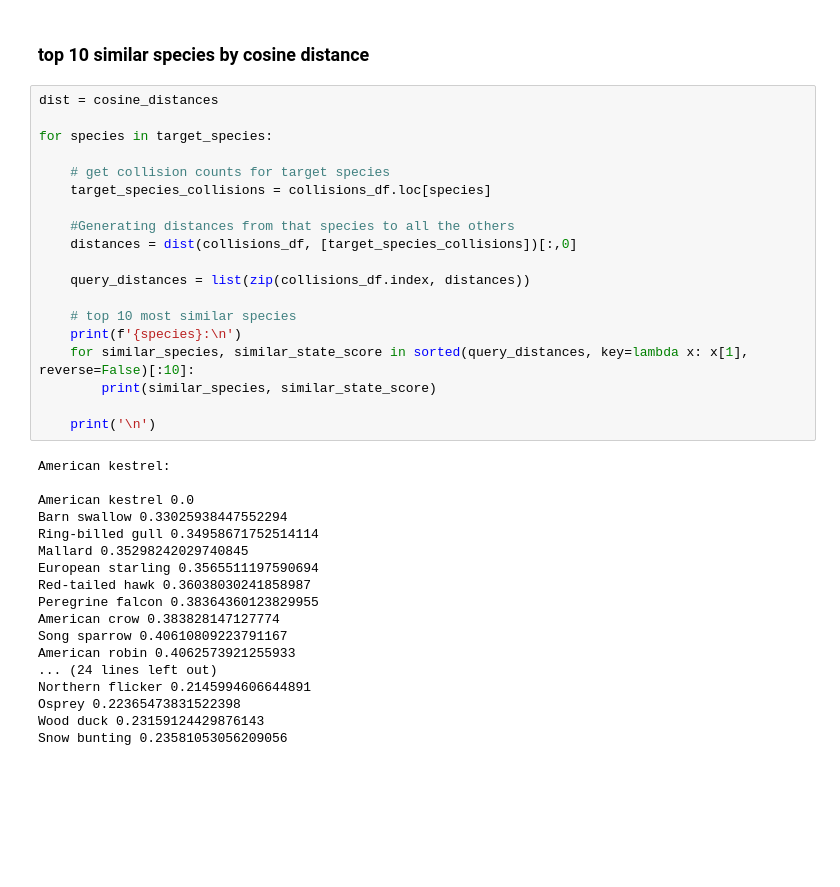
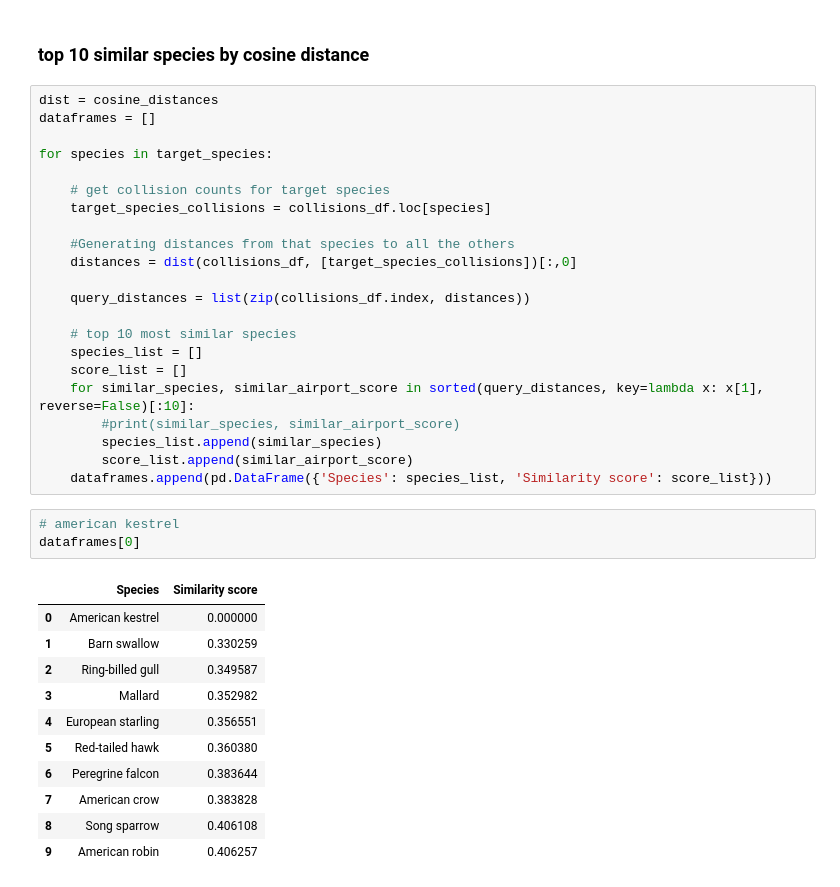
Before and after one commit to green-638/inst414_module3_assignment, a Jupyter notebook: assignment3.ipynb, the cells around one changed output. Cells and saved outputs as stored; diff of their text form; blank space fills up the shorter version.

Commit message:
converted species similarity output to dataframes

```diff
--- a/assignment3.ipynb
+++ b/assignment3.ipynb
@@ -138,6 +138,7 @@ target_species = ['American kestrel', 'Horned lark', 'Herring gull']
 ### top 10 similar species by cosine distance
 # %%
 dist = cosine_distances
+dataframes = []
 
 for species in target_species:
 
@@ -150,26 +151,25 @@ for species in target_species:
     query_distances = list(zip(collisions_df.index, distances))
 
     # top 10 most similar species
-    print(f'{species}:\n')
-    for similar_species, similar_state_score in sorted(query_distances, key=lambda x: x[1], reverse=False)[:10]:
-        print(similar_species, similar_state_score)
-
-    print('\n')
+    species_list = []
+    score_list = []
+    for similar_species, similar_airport_score in sorted(query_distances, key=lambda x: x[1], reverse=False)[:10]:
+        #print(similar_species, similar_airport_score)
+        species_list.append(similar_species)
+        score_list.append(similar_airport_score)
+    dataframes.append(pd.DataFrame({'Species': species_list, 'Similarity score': score_list}))
-# %% [output]
-American kestrel:
-
-American kestrel 0.0
-Barn swallow 0.33025938447552294
-Ring-billed gull 0.34958671752514114
-Mallard 0.35298242029740845
-European starling 0.3565511197590694
-Red-tailed hawk 0.36038030241858987
-Peregrine falcon 0.38364360123829955
-American crow 0.383828147127774
-Song sparrow 0.40610809223791167
-American robin 0.4062573921255933
-... (24 lines left out)
-Northern flicker 0.2145994606644891
-Osprey 0.22365473831522398
-Wood duck 0.23159124429876143
-Snow bunting 0.23581053056209056
+# %%
+# american kestrel
+dataframes[0]
+# %% [output]
+|  | Species | Similarity score |
+| 0 | American kestrel | 0.000000 |
+| 1 | Barn swallow | 0.330259 |
+| 2 | Ring-billed gull | 0.349587 |
+| 3 | Mallard | 0.352982 |
+| 4 | European starling | 0.356551 |
+| 5 | Red-tailed hawk | 0.360380 |
+| 6 | Peregrine falcon | 0.383644 |
+| 7 | American crow | 0.383828 |
+| 8 | Song sparrow | 0.406108 |
+| 9 | American robin | 0.406257 |
```
Also changed, not shown: parts of 4 cells of this notebook.
